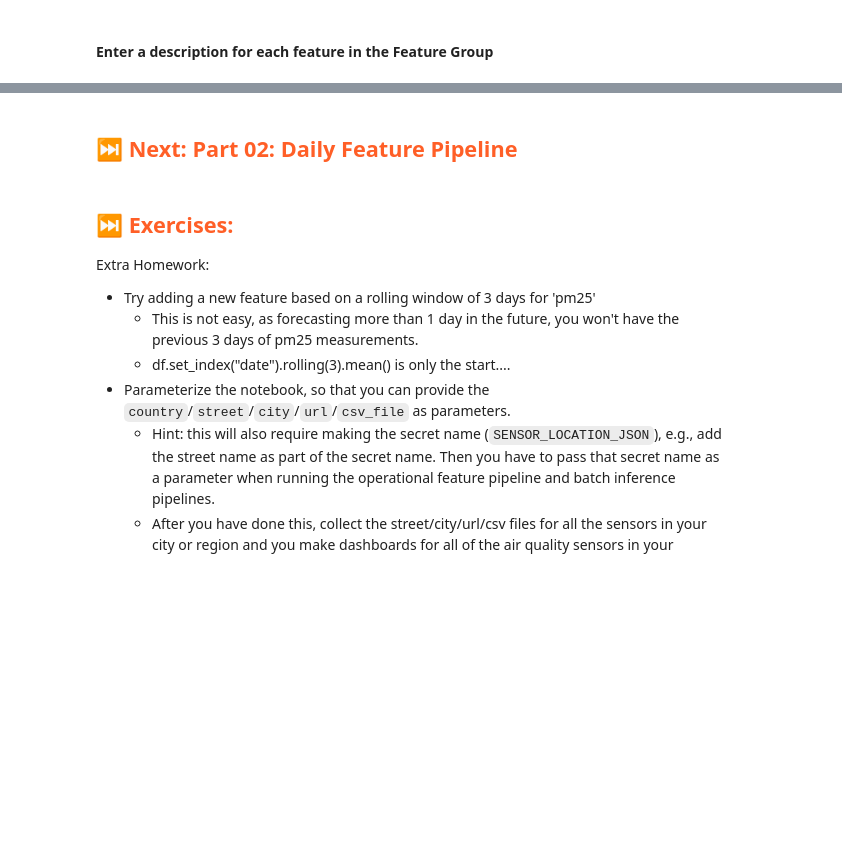
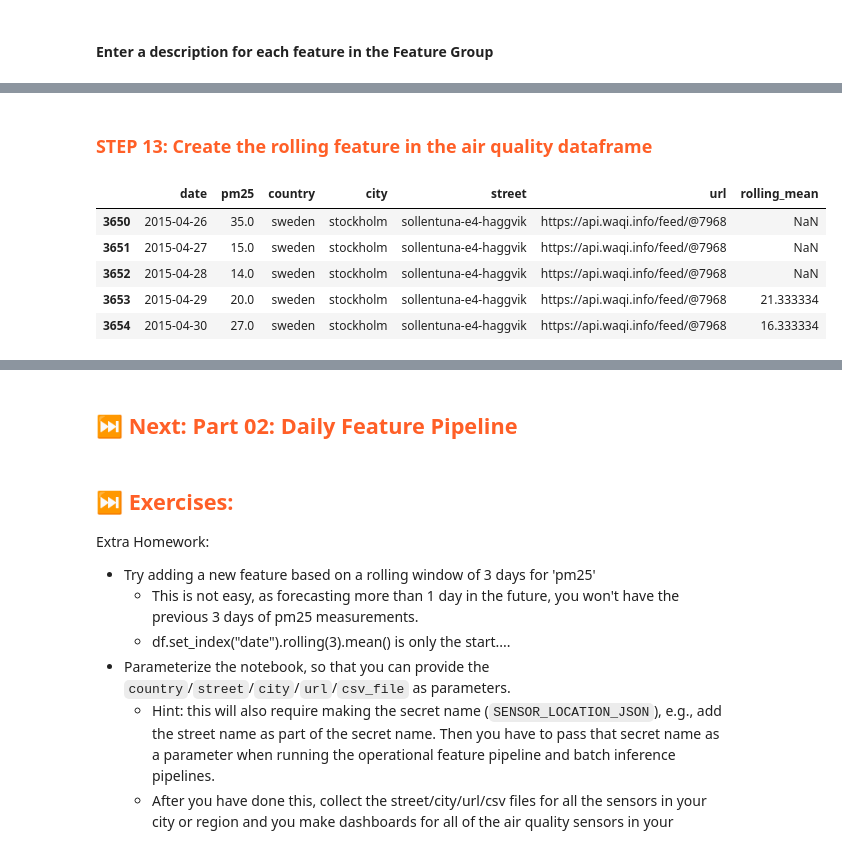
Before and after one commit to fzohra-ux/mlfs-book, a Jupyter notebook: notebooks/airquality/1_air_quality_feature_backfill.ipynb, the cells around one changed output, grey strips where cells are left out. Cells and saved outputs as stored; diff of their text form; code cells hidden in the pictures; blank space fills up the shorter version.

```diff
--- a/notebooks/airquality/1_air_quality_feature_backfill.ipynb
+++ b/notebooks/airquality/1_air_quality_feature_backfill.ipynb
@@ -562,0 +618,15 @@ weather_fg.update_feature_description("wind_direction_10m_dominant", "Dominant W
+# %% [markdown]
+### <span style="color:#ff5f27;">  STEP 13: Create the rolling feature in the air quality dataframe </span>
+# %%
+df_aq=df_aq.sort_values("date", ascending=True)
+#df_aq=df_aq.sort_index()
+df_aq["rolling_mean"] = df_aq["pm25"].shift(1).rolling(3).mean()
+df_aq["rolling_mean"] = df_aq["rolling_mean"].astype("float32")
+df_aq.head(5)
+# %% [output]
+|  | date | pm25 | country | city | street | url | rolling_mean |
+| 3650 | 2015-04-26 | 35.0 | sweden | stockholm | sollentuna-e4-haggvik | https://api.waqi.info/feed/@7968 | NaN |
+| 3651 | 2015-04-27 | 15.0 | sweden | stockholm | sollentuna-e4-haggvik | https://api.waqi.info/feed/@7968 | NaN |
+| 3652 | 2015-04-28 | 14.0 | sweden | stockholm | sollentuna-e4-haggvik | https://api.waqi.info/feed/@7968 | NaN |
+| 3653 | 2015-04-29 | 20.0 | sweden | stockholm | sollentuna-e4-haggvik | https://api.waqi.info/feed/@7968 | 21.333334 |
+| 3654 | 2015-04-30 | 27.0 | sweden | stockholm | sollentuna-e4-haggvik | https://api.waqi.info/feed/@7968 | 16.333334 |
```
Also changed, not shown: parts of 20 cells of this notebook, 7 other files.
